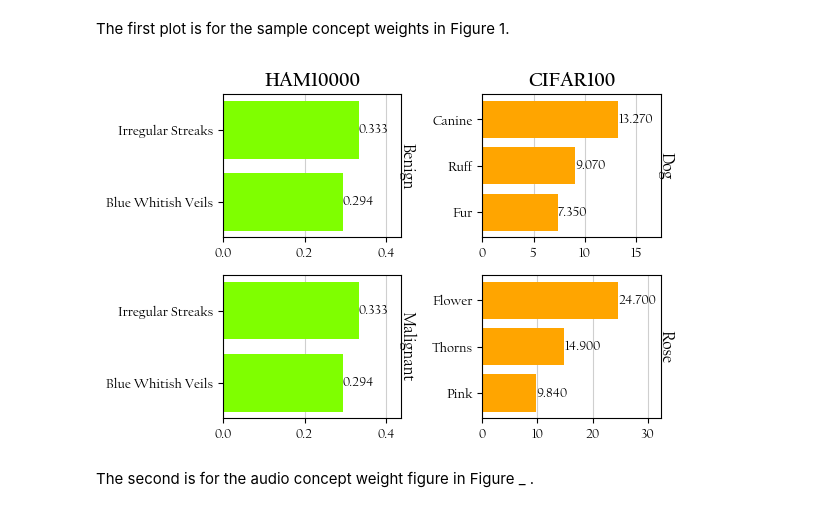
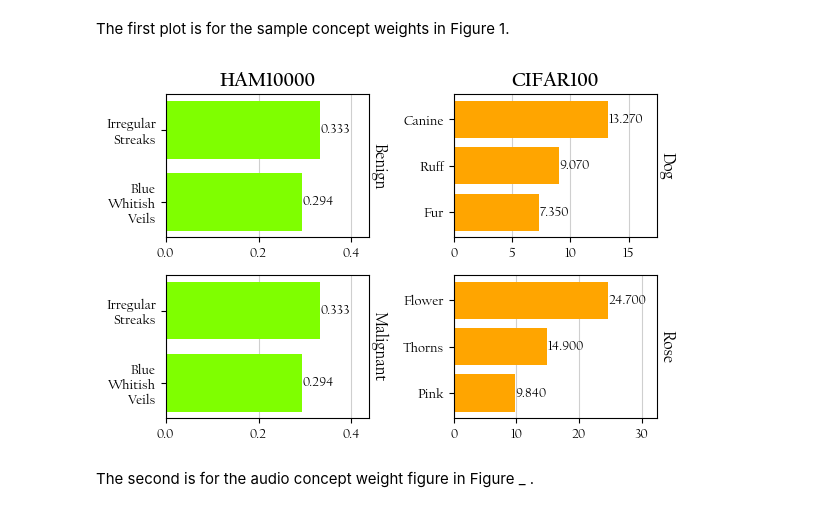
Before and after one commit to dgcnz/FACT, a Jupyter notebook: notebooks/plot_book.ipynb, the cells around one changed output. Drawn from its saved outputs; the diff is of its cells as text; code cells hidden in the pictures.

Commit message:
fix: Update plot_book

```diff
--- a/notebooks/plot_book.ipynb
+++ b/notebooks/plot_book.ipynb
@@ -11,7 +11,7 @@ The first plot is for the sample concept weights in Figure 1.
 factor = 1.25
 
 # Data
-categories = ['Irregular Streaks', 'Blue Whitish Veils', 'Canine', 'Ruff', 'Fur', 'Flower', 'Thorns', 'Pink']
+categories = ['Irregular\nStreaks', 'Blue\nWhitish\nVeils', 'Canine', 'Ruff', 'Fur', 'Flower', 'Thorns', 'Pink']
 values = {
     'HAM10000': [0.333, 0.294],
     'CIFAR100': [13.27, 9.07, 7.35, 24.7, 14.9, 9.84]
@@ -46,38 +46,38 @@ for bar, value in zip(bars, values['CIFAR100'][:3]):
 bars = axes[1, 1].barh(categories[5:], values['CIFAR100'][3:], color=cifar_colors)
 for bar, value in zip(bars, values['CIFAR100'][3:]):
     axes[1, 1].text(bar.get_width(), bar.get_y() + bar.get_height() / 2, f'{value:.3f}', ha='left', va='center', fontdict={'fontname': font})
 
 # Set titles with custom font style
 title_font = {'fontname': font, 'weight': 'bold', 'fontsize':14}
 axes[0, 0].set_title('HAM10000', **title_font)
 axes[0, 1].set_title('CIFAR100', **title_font)
 
 for ax in axes.flatten():
     ax.set_axisbelow(True)
     ax.grid(axis='x', alpha=0.6)
     ax.tick_params(axis='both', labelsize=10, labelfontfamily=font)
 
     # Adjust x-axis limits for more space on the sides
     ax.set_xlim(0, max(ax.get_xlim()) * factor)
 
-axes[0, 0].text(1.03, 0.5, 'Benign', ha='center', va='center', rotation=270, transform=axes[0, 0].transAxes, fontdict={'fontname': font, 'fontsize': 12})
-axes[1, 0].text(1.03, 0.5, 'Malignant', ha='center', va='center', rotation=270, transform=axes[1, 0].transAxes, fontdict={'fontname': font, 'fontsize': 12})
-axes[0, 1].text(1.03, 0.5, 'Dog', ha='center', va='center', rotation=270, transform=axes[0, 1].transAxes, fontdict={'fontname': font, 'fontsize': 12})
-axes[1, 1].text(1.03, 0.5, 'Rose', ha='center', va='center', rotation=270, transform=axes[1, 1].transAxes, fontdict={'fontname': font, 'fontsize': 12})
+axes[0, 0].text(1.05, 0.5, 'Benign', ha='center', va='center', rotation=270, transform=axes[0, 0].transAxes, fontdict={'fontname': font, 'fontsize': 12})
+axes[1, 0].text(1.05, 0.5, 'Malignant', ha='center', va='center', rotation=270, transform=axes[1, 0].transAxes, fontdict={'fontname': font, 'fontsize': 12})
+axes[0, 1].text(1.05, 0.5, 'Dog', ha='center', va='center', rotation=270, transform=axes[0, 1].transAxes, fontdict={'fontname': font, 'fontsize': 12})
+axes[1, 1].text(1.05, 0.5, 'Rose', ha='center', va='center', rotation=270, transform=axes[1, 1].transAxes, fontdict={'fontname': font, 'fontsize': 12})
 
 # Invert the order
 axes[0, 0].invert_yaxis()
 axes[1, 0].invert_yaxis()
 axes[0, 1].invert_yaxis()
 axes[1, 1].invert_yaxis()
 
 # Adjust layout
 plt.tight_layout()
 
 # Show the plot
 plt.show()
 # %% [output]
-[figure, old version]
+[figure, new version]
 # %% [markdown]
 The second is for the audio concept weight figure in Figure _ .
 # %%
```
Also changed, not shown: parts of 1 cell of this notebook.
